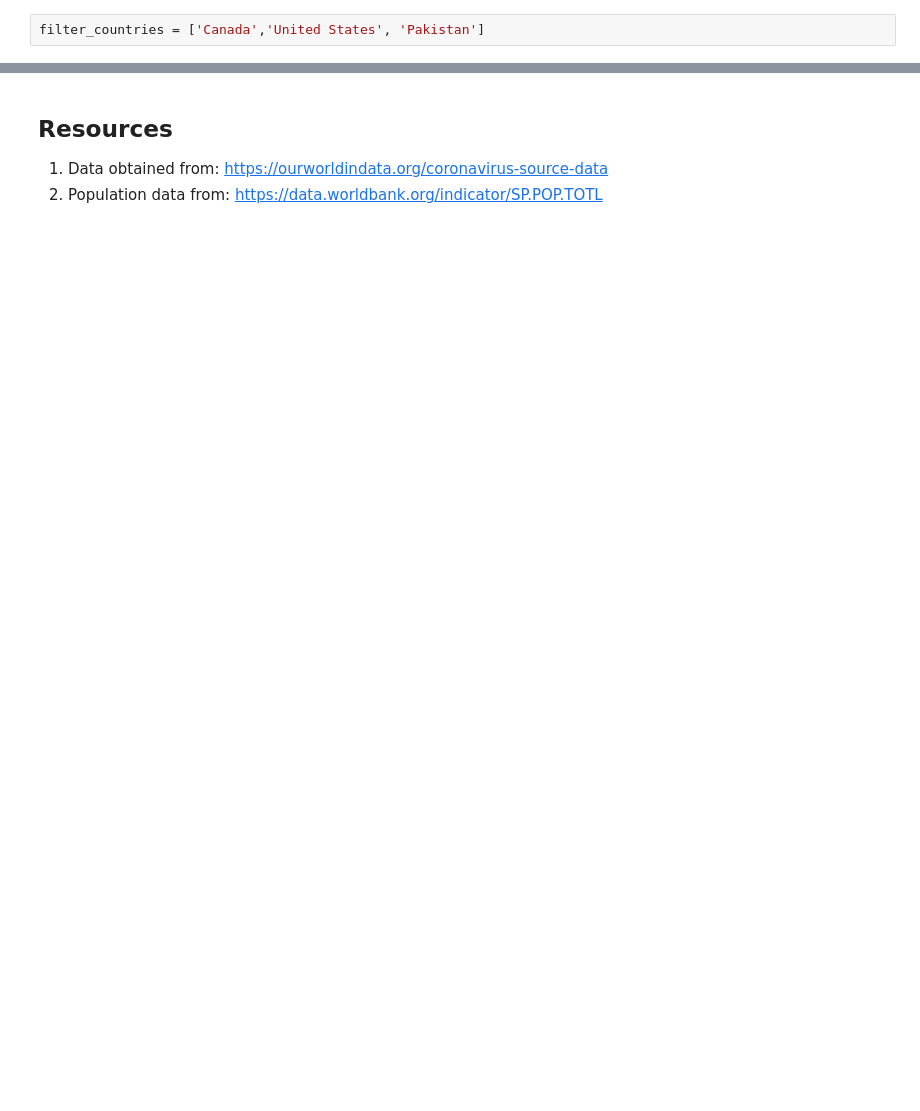
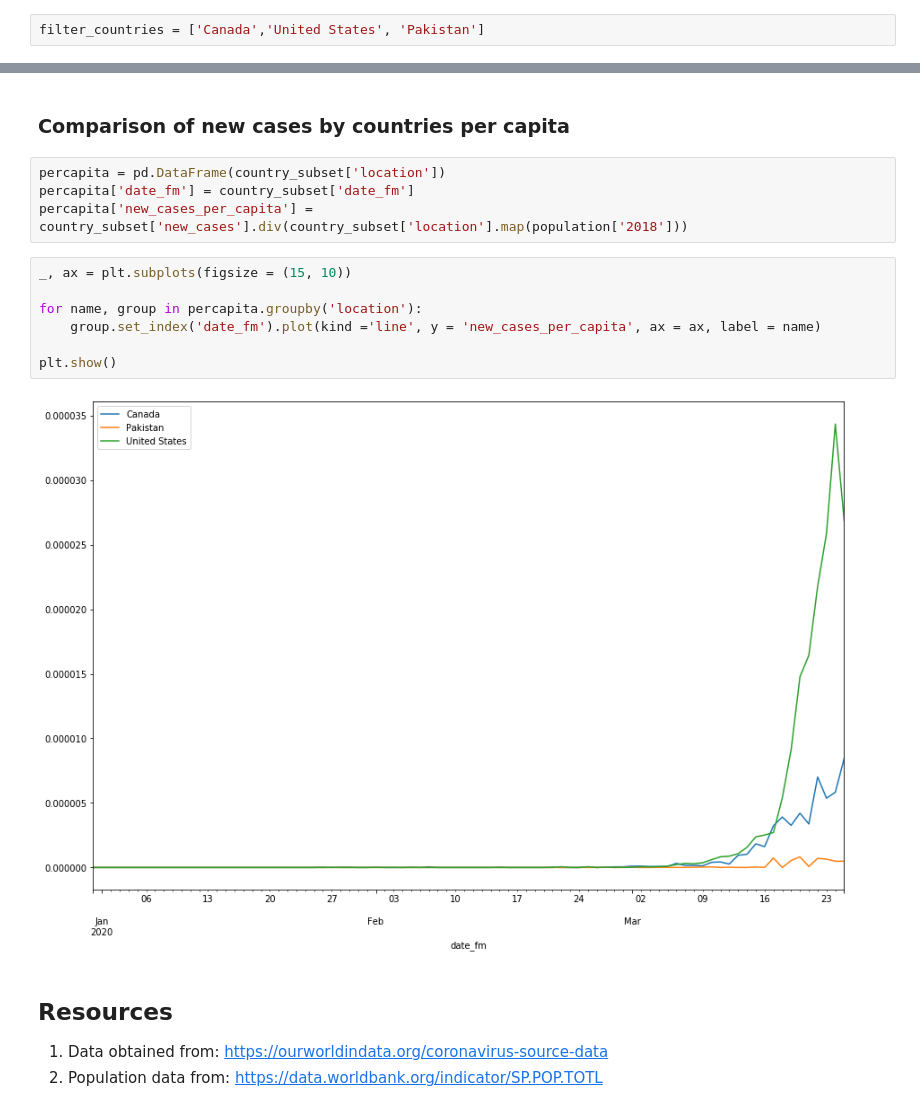
Before and after one commit to ambreen2006/Covid-19-Analysis, a Jupyter notebook: Covid-19-per-capita.ipynb, the cells around one changed output, grey strips where cells are left out. Drawn from its saved outputs; the diff is of its cells as text; blank space fills up the shorter version.

Commit message:
Adding new cases per capita for filtered list of countries

```diff
--- a/Covid-19-per-capita.ipynb
+++ b/Covid-19-per-capita.ipynb
@@ -304,3 +290,18 @@ plt.show()
+# %% [markdown]
+### Comparison of new cases by countries per capita
+# %%
+percapita = pd.DataFrame(country_subset['location'])
+percapita['date_fm'] = country_subset['date_fm']
+percapita['new_cases_per_capita'] =  country_subset['new_cases'].div(country_subset['location'].map(population['2018']))
+# %%
+_, ax = plt.subplots(figsize = (15, 10))
+
+for name, group in percapita.groupby('location'):
+    group.set_index('date_fm').plot(kind ='line', y = 'new_cases_per_capita', ax = ax, label = name)
+
+plt.show()
+# %% [output]
+[figure, added]
 # %% [markdown]
 ## Resources
 1. Data obtained from: https://ourworldindata.org/coronavirus-source-data
```
Also changed, not shown: parts of 21 cells of this notebook, 6 other files.
